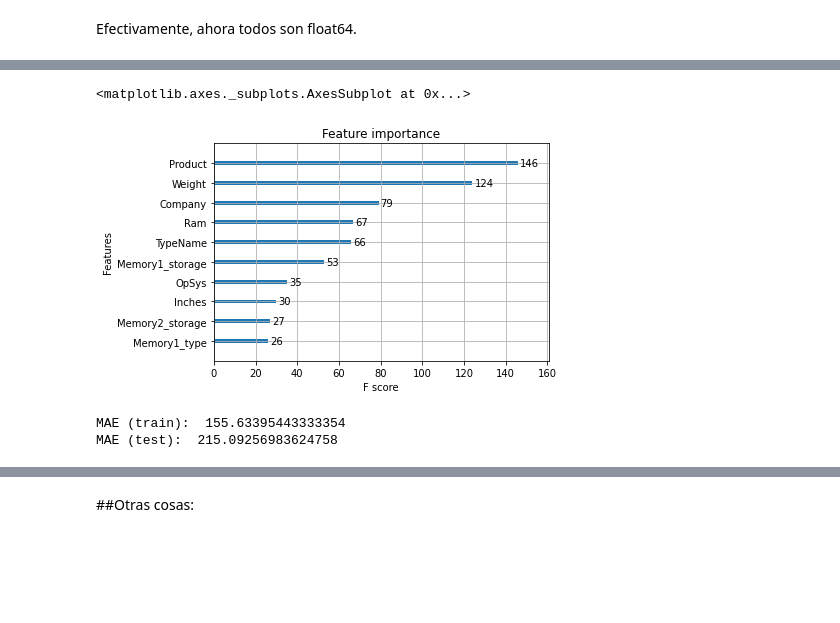
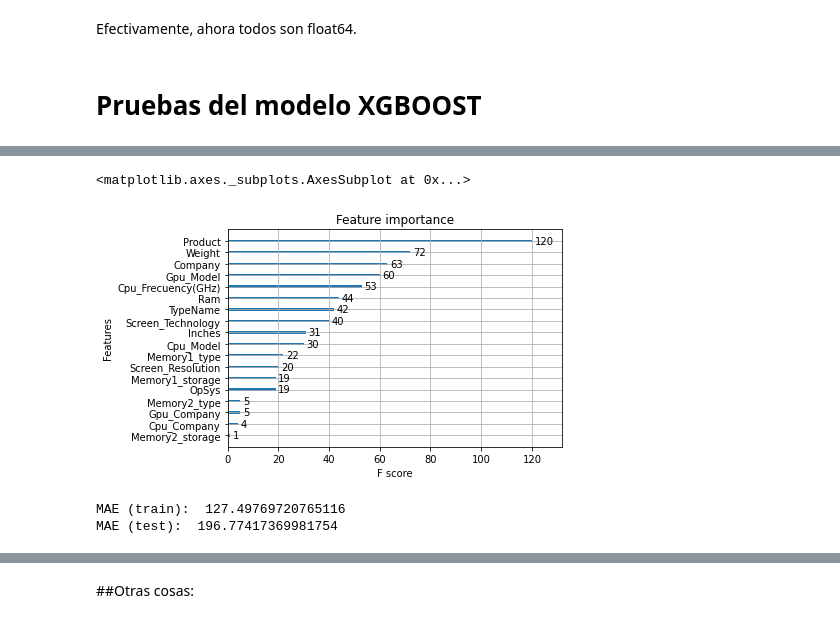
Before and after one commit to w-dan/ML-practica1, a Jupyter notebook: train_test.ipynb, the cells around one changed output, grey strips where cells are left out. Cells and saved outputs as stored; diff of their text form; code cells hidden in the pictures; blank space fills up the shorter version.

```diff
--- a/train_test.ipynb
+++ b/train_test.ipynb
@@ -629,8 +627,23 @@ Gpu_Model             float64
 dtype: object
 # %% [markdown]
 Efectivamente, ahora todos son float64.
+# %% [markdown]
+<h1> Pruebas del modelo XGBOOST</h1>
 # %%
-X = df_train[['Ram', 'Memory1_storage', 'Memory1_type', 'Memory2_storage', 'Memory2_type', 'Company', 'OpSys', 'Weight', 'Product', 'Inches', 'TypeName']]
+X_train = df_train[['Company', 'Product', 'TypeName', 'Inches', 'Ram', 'OpSys', 'Weight',
+                    'Memory1_storage', 'Memory1_type', 'Memory2_storage', 'Memory2_type',
+                    'Cpu_Company', 'Cpu_Model', 'Cpu_Frecuency(GHz)', 'Screen_Resolution',
+                    'Screen_Technology', 'Gpu_Company', 'Gpu_Model']]
+
+X_test  =  df_test[['Company', 'Product', 'TypeName', 'Inches', 'Ram', 'OpSys', 'Weight',
+                    'Memory1_storage', 'Memory1_type', 'Memory2_storage', 'Memory2_type',
+                    'Cpu_Company', 'Cpu_Model', 'Cpu_Frecuency(GHz)', 'Screen_Resolution',
+                    'Screen_Technology', 'Gpu_Company', 'Gpu_Model']]
+
+X       = df_train[['Company', 'Product', 'TypeName', 'Inches', 'Ram', 'OpSys', 'Weight',
+                    'Memory1_storage', 'Memory1_type', 'Memory2_storage', 'Memory2_type',
+                    'Cpu_Company', 'Cpu_Model', 'Cpu_Frecuency(GHz)', 'Screen_Resolution',
+                    'Screen_Technology', 'Gpu_Company', 'Gpu_Model']]
 
 X_train, X_test, y_train, y_test = train_test_split(X, y, test_size=0.3, random_state=42)
 
@@ -640,7 +653,6 @@ model = XGBRegressor()
 model.fit(X_train, y_train)
 
 # Pintamos la importancia de cada una de las columnas
-
 %matplotlib inline
 xgb.plot_importance(model, ax=plt.gca())
 # %% [output]
@@ -648,5 +660,5 @@ xgb.plot_importance(model, ax=plt.gca())
 <matplotlib.axes._subplots.AxesSubplot at 0x...>
-[figure, old version]
+[figure, new version]
 # %%
 predTrain = model.predict(X_train)        # Predicción del Train
 pred = model.predict(X_test)              # Predicción del Test
@@ -654,5 +666,5 @@ pred = model.predict(X_test)              # Predicción del Test
 print("MAE (train): ", mean_absolute_error(y_train, predTrain))
 print("MAE (test): ", mean_absolute_error(y_test, pred))
 # %% [output]
-MAE (train):  155.63395443333354
-MAE (test):  215.09256983624758
+MAE (train):  127.49769720765116
+MAE (test):  196.77417369981754
```
Also changed, not shown: parts of 11 cells of this notebook.
